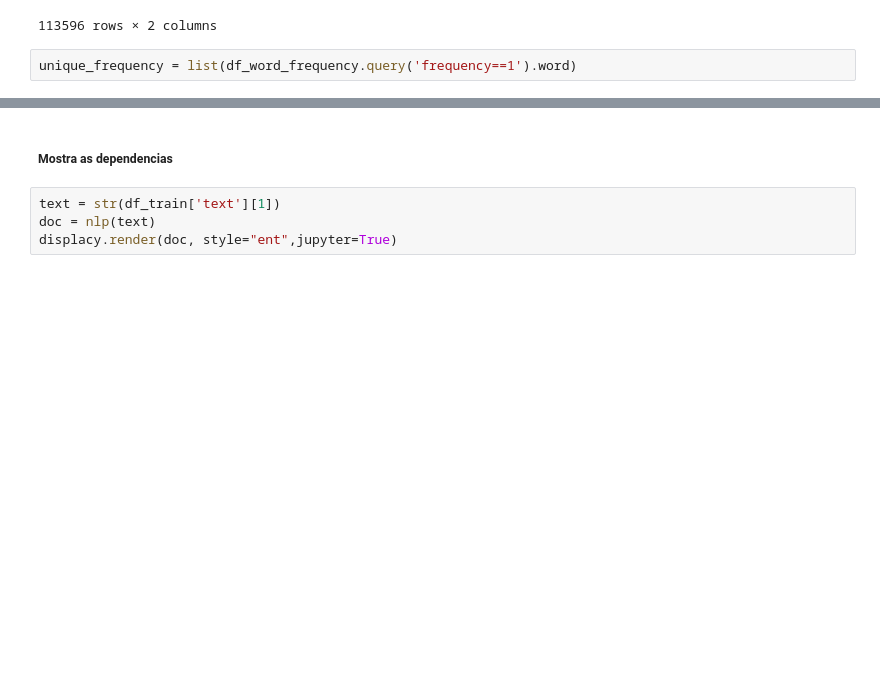
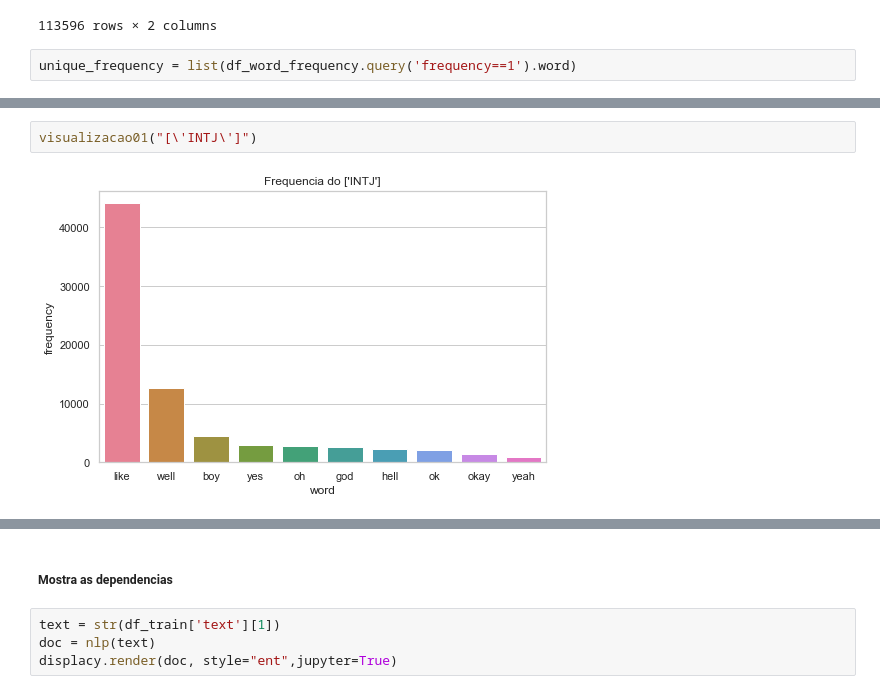
Before and after one commit to doissegundos/PLN_IMDB_50K_Movie_Reviews, a Jupyter notebook: visualização.ipynb, the cells around one changed output, grey strips where cells are left out. Drawn from its saved outputs; the diff is of its cells as text; blank space fills up the shorter version.

```diff
--- a/visualização.ipynb
+++ b/visualização.ipynb
@@ -106,0 +152,4 @@ VERB
+# %%
+visualizacao01("[\'INTJ\']")
+# %% [output]
+[figure, added]
```
Also changed, not shown: parts of 16 cells of this notebook.
